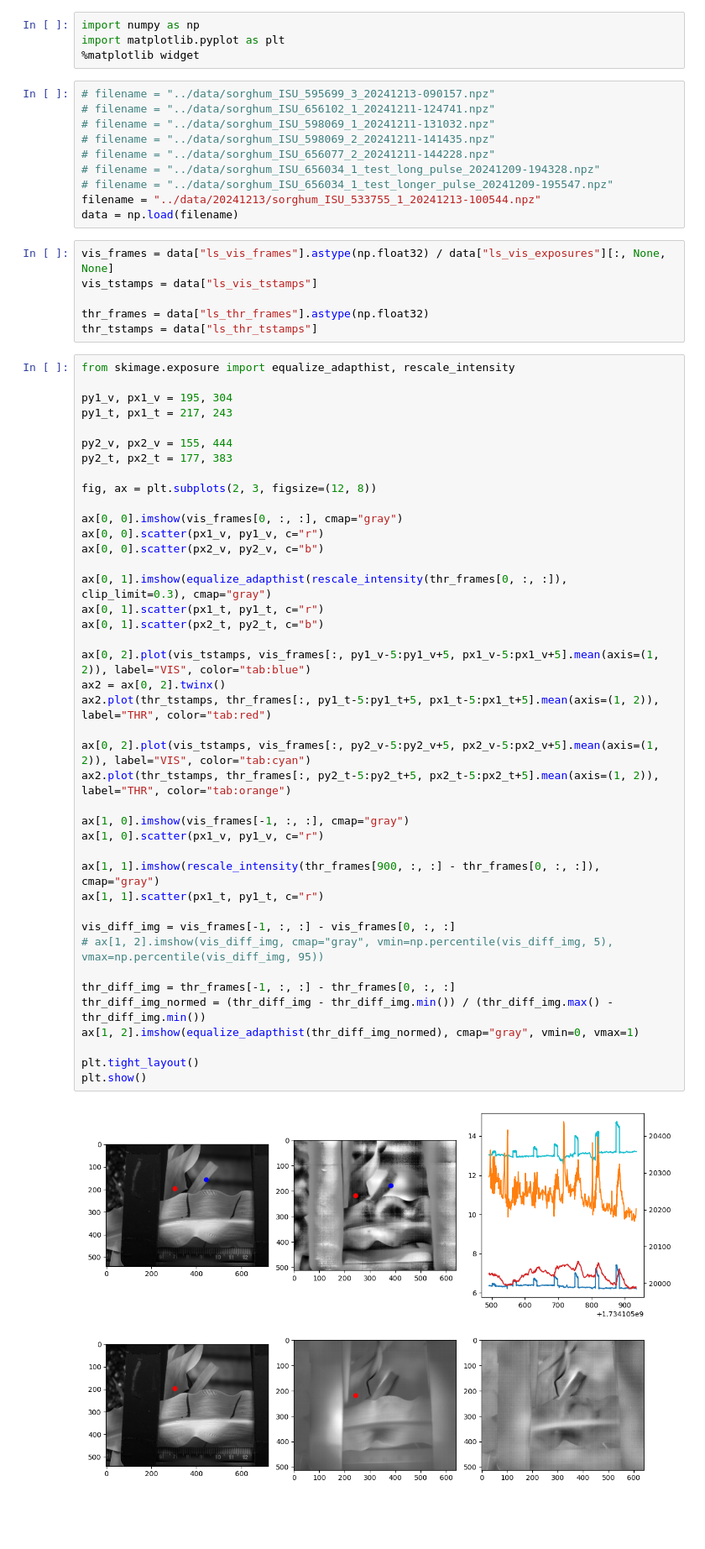
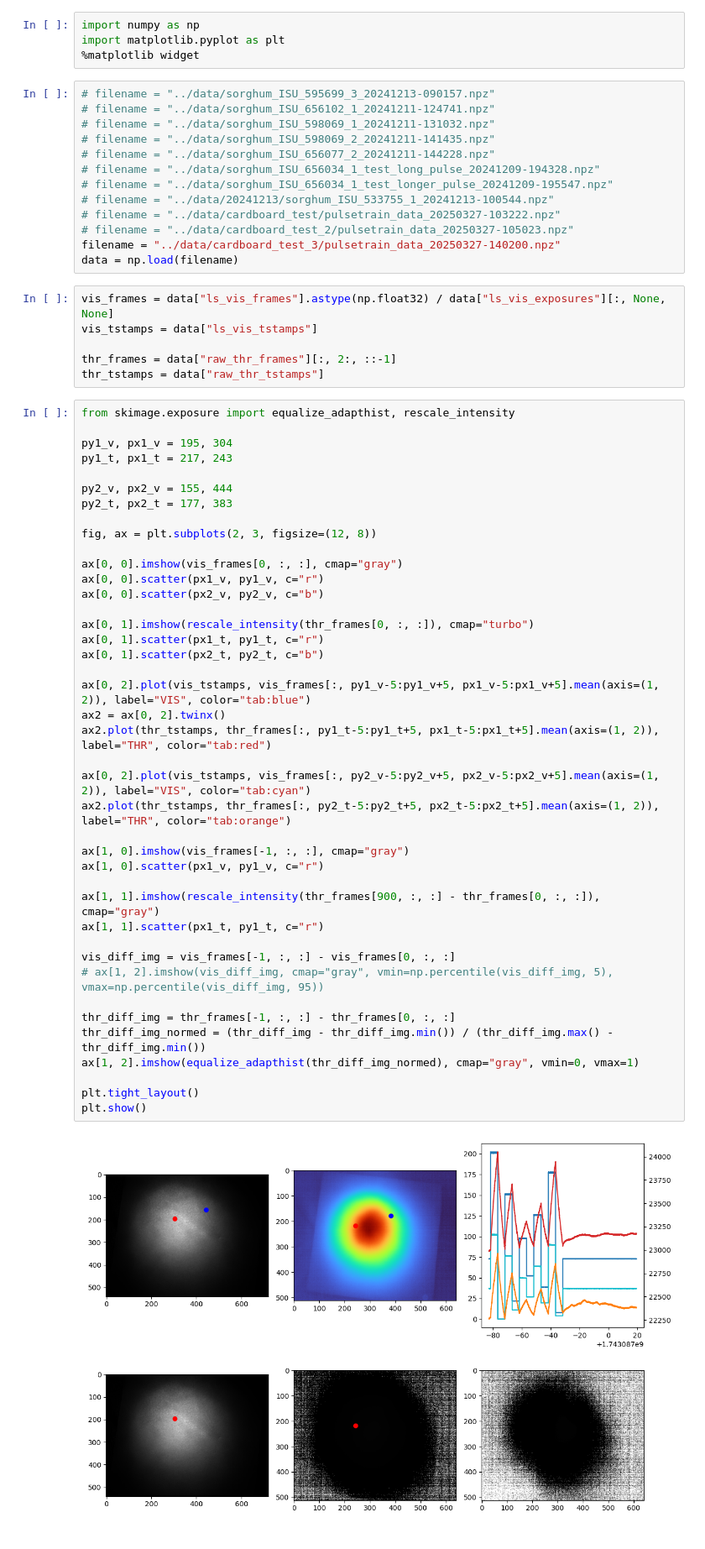
Before and after one commit to nnsriram27/plantProj, a Jupyter notebook: notebooks-setup/analyse_data.ipynb, the cells around one changed output. Shown at 84% size. Cells and saved outputs as stored; diff of their text form.

```diff
--- a/notebooks-setup/analyse_data.ipynb
+++ b/notebooks-setup/analyse_data.ipynb
@@ -10,14 +10,17 @@ import matplotlib.pyplot as plt
 # filename = "../data/sorghum_ISU_656077_2_20241211-144228.npz"
 # filename = "../data/sorghum_ISU_656034_1_test_long_pulse_20241209-194328.npz"
 # filename = "../data/sorghum_ISU_656034_1_test_longer_pulse_20241209-195547.npz"
-filename = "../data/20241213/sorghum_ISU_533755_1_20241213-100544.npz"
+# filename = "../data/20241213/sorghum_ISU_533755_1_20241213-100544.npz"
+# filename = "../data/cardboard_test/pulsetrain_data_20250327-103222.npz"
+# filename = "../data/cardboard_test_2/pulsetrain_data_20250327-105023.npz"
+filename = "../data/cardboard_test_3/pulsetrain_data_20250327-140200.npz"
 data = np.load(filename)
 # %%
 vis_frames = data["ls_vis_frames"].astype(np.float32) / data["ls_vis_exposures"][:, None, None]
 vis_tstamps = data["ls_vis_tstamps"]
 
-thr_frames = data["ls_thr_frames"].astype(np.float32)
-thr_tstamps = data["ls_thr_tstamps"]
+thr_frames = data["raw_thr_frames"][:, 2:, ::-1]
+thr_tstamps = data["raw_thr_tstamps"]
 # %%
 from skimage.exposure import equalize_adapthist, rescale_intensity
 
@@ -32,32 +35,32 @@ fig, ax = plt.subplots(2, 3, figsize=(12, 8))
 ax[0, 0].imshow(vis_frames[0, :, :], cmap="gray")
 ax[0, 0].scatter(px1_v, py1_v, c="r")
 ax[0, 0].scatter(px2_v, py2_v, c="b")
 
-ax[0, 1].imshow(equalize_adapthist(rescale_intensity(thr_frames[0, :, :]), clip_limit=0.3), cmap="gray")
+ax[0, 1].imshow(rescale_intensity(thr_frames[0, :, :]), cmap="turbo")
 ax[0, 1].scatter(px1_t, py1_t, c="r")
 ax[0, 1].scatter(px2_t, py2_t, c="b")
 
 ax[0, 2].plot(vis_tstamps, vis_frames[:, py1_v-5:py1_v+5, px1_v-5:px1_v+5].mean(axis=(1, 2)), label="VIS", color="tab:blue")
 ax2 = ax[0, 2].twinx()
 ax2.plot(thr_tstamps, thr_frames[:, py1_t-5:py1_t+5, px1_t-5:px1_t+5].mean(axis=(1, 2)), label="THR", color="tab:red")
 
 ax[0, 2].plot(vis_tstamps, vis_frames[:, py2_v-5:py2_v+5, px2_v-5:px2_v+5].mean(axis=(1, 2)), label="VIS", color="tab:cyan")
 ax2.plot(thr_tstamps, thr_frames[:, py2_t-5:py2_t+5, px2_t-5:px2_t+5].mean(axis=(1, 2)), label="THR", color="tab:orange")
 
 ax[1, 0].imshow(vis_frames[-1, :, :], cmap="gray")
 ax[1, 0].scatter(px1_v, py1_v, c="r")
 
 ax[1, 1].imshow(rescale_intensity(thr_frames[900, :, :] - thr_frames[0, :, :]), cmap="gray")
 ax[1, 1].scatter(px1_t, py1_t, c="r")
 
 vis_diff_img = vis_frames[-1, :, :] - vis_frames[0, :, :]
 # ax[1, 2].imshow(vis_diff_img, cmap="gray", vmin=np.percentile(vis_diff_img, 5), vmax=np.percentile(vis_diff_img, 95))
 
 thr_diff_img = thr_frames[-1, :, :] - thr_frames[0, :, :]
 thr_diff_img_normed = (thr_diff_img - thr_diff_img.min()) / (thr_diff_img.max() - thr_diff_img.min())
 ax[1, 2].imshow(equalize_adapthist(thr_diff_img_normed), cmap="gray", vmin=0, vmax=1)
 
 plt.tight_layout()
 plt.show()
 # %% [output]
-[figure, old version]
+[figure, new version]
```
Also changed, not shown: 8 other files.
